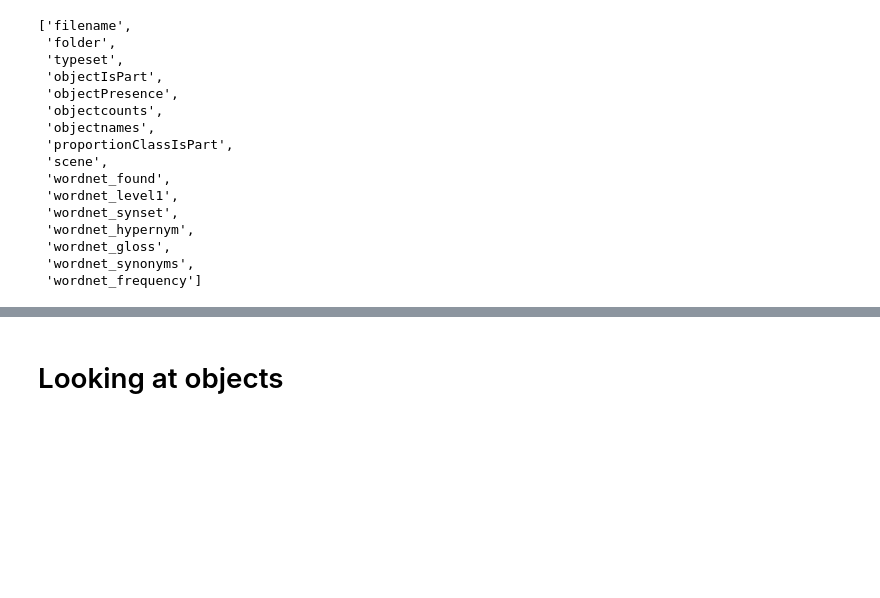
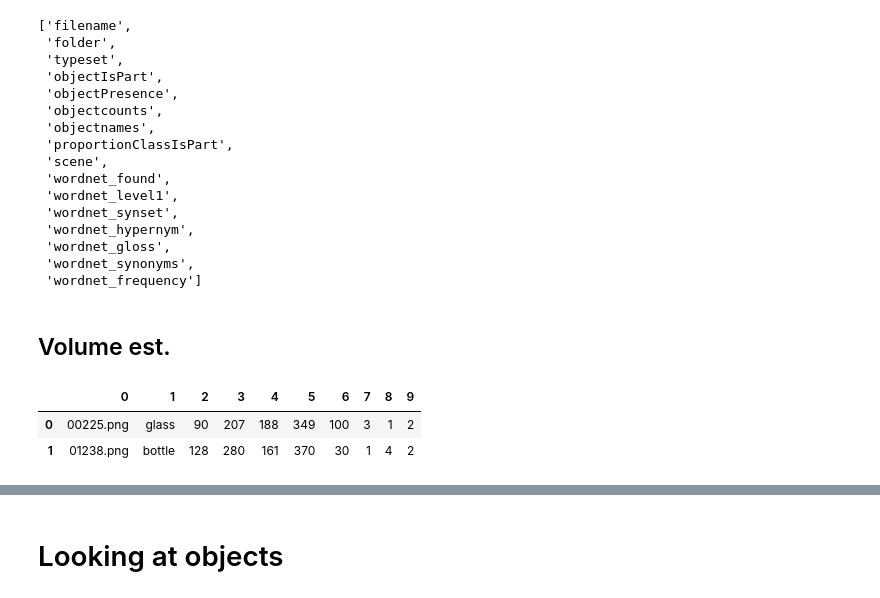
Before and after one commit to drschwenk/pqa_notebooks, a Jupyter notebook: ade_image_selection.ipynb, the cells around one changed output, grey strips where cells are left out. Cells and saved outputs as stored; diff of their text form; code cells hidden in the pictures; blank space fills up the shorter version.

Commit message:
loaded volume est dataset

```diff
--- a/ade_image_selection.ipynb
+++ b/ade_image_selection.ipynb
@@ -79,3 +85,5 @@ obj_df.columns = ['objectnames', 'objectcounts', 'proportionClassIsPart', 'wordn
 img_obj_df = pd.DataFrame(ade_index.objectPresence).T
 img_obj_df.index = image_df['filename']
 img_obj_df.columns = obj_df['objectnames']
+# %% [markdown]
+## Volume est.
@@ -81,0 +92,6 @@ img_obj_df.columns = obj_df['objectnames']
+# %%
+vol_est_df.head(2)
+# %% [output]
+|  | 0 | 1 | 2 | 3 | 4 | 5 | 6 | 7 | 8 | 9 |
+| 0 | 00225.png | glass | 90 | 207 | 188 | 349 | 100 | 3 | 1 | 2 |
+| 1 | 01238.png | bottle | 128 | 280 | 161 | 370 | 30 | 1 | 4 | 2 |
```
Also changed, not shown: parts of 91 cells of this notebook, 1 other file.
